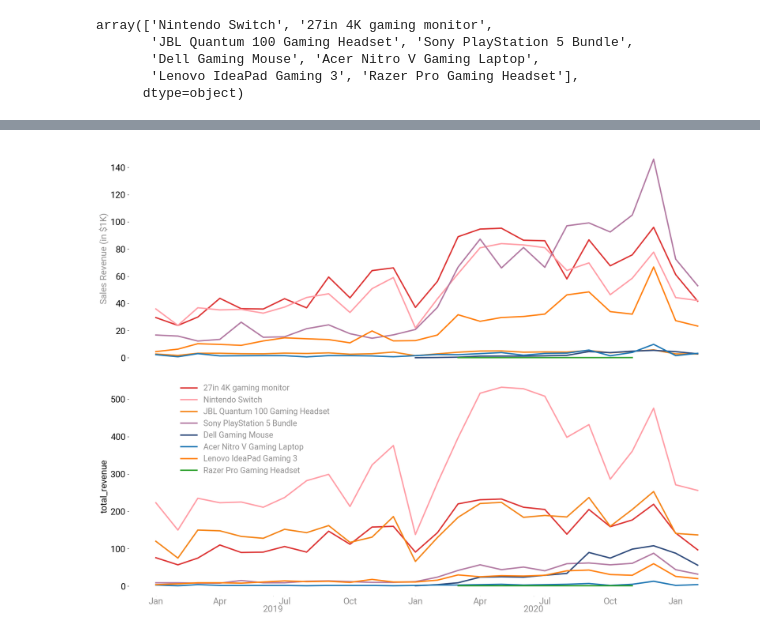
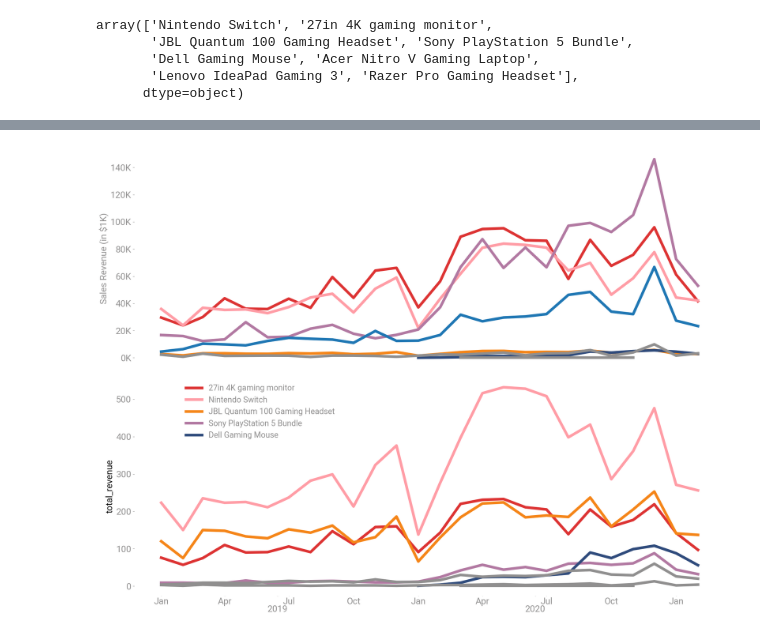
Before and after one commit to mjsluminarias/gamezone-ecommerce, a Jupyter notebook: code_queries/product_performance.ipynb, the cells around one changed output, grey strips where cells are left out. Saved outputs shown, nothing was run; the diff lists cells and outputs as text; code cells hidden in the pictures.

```diff
--- a/code_queries/product_performance.ipynb
+++ b/code_queries/product_performance.ipynb
@@ -11,7 +11,7 @@ plt.rcParams['font.sans-serif'] = 'Roboto'
 plt.rcParams['font.size'] = 20
 plt.rcParams['font.style'] = 'normal'
 plt.rcParams['font.weight'] = 'normal'
-plt.rcParams["lines.linewidth"] = 3.0
+plt.rcParams["lines.linewidth"] = 6
 # %%
 df = pd.read_csv("../datasets/sales_data_cln.csv").copy()
 # %%
@@ -145,9 +68,9 @@ ax[0].plot(prod_02["purchase_ym"], prod_02["total_revenue"], label = "Nintendo S
 ax[0].plot(prod_03["purchase_ym"], prod_03["total_revenue"], label = "JBL Quantum 100 Gaming Headset", color = "#F58518")
 ax[0].plot(prod_04["purchase_ym"], prod_04["total_revenue"], label = "Sony PlayStation 5 Bundle", color = "#B279A2")
 ax[0].plot(prod_05["purchase_ym"], prod_05["total_revenue"], label = "Dell Gaming Mouse", color = "#2F4B7C")
-ax[0].plot(prod_06["purchase_ym"], prod_06["total_revenue"], label = "Acer Nitro V Gaming Laptop")
+ax[0].plot(prod_06["purchase_ym"], prod_06["total_revenue"], label = "Acer Nitro V Gaming Laptop", color = "#908F8F")
 ax[0].plot(prod_07["purchase_ym"], prod_07["total_revenue"], label = "Lenovo IdeaPad Gaming 3")
-ax[0].plot(prod_08["purchase_ym"], prod_08["total_revenue"], label = "Razer Pro Gaming Headset")
+ax[0].plot(prod_08["purchase_ym"], prod_08["total_revenue"], label = "Razer Pro Gaming Headset", color = "#908F8F")
 
 
 ax[0].set_ylabel('Sales Revenue (in $1K)', color = "#908F8F")
@@ -156,10 +79,11 @@ ax[0].spines["right"].set_visible(False)
 ax[0].spines["left"].set_visible(False)
 ax[0].spines["bottom"].set_visible(False)
 ax[0].axes.get_xaxis().set_visible(False)
+ax[0].tick_params(axis='y', colors="#908F8F", labelsize=20)
 # ax[0].axes.get_yaxis().set_visible(False)
 
 ax[0].yaxis.set_major_formatter(
-    ticker.FuncFormatter(lambda x, pos: f"{int(x / 1000)}")
+    ticker.FuncFormatter(lambda x, pos: f"{int(x / 1000)}K")
 )
 
 
@@ -169,36 +93,37 @@ ax[1].plot(prod_02["purchase_ym"], prod_02["total_orders"], label = "Nintendo Sw
 ax[1].plot(prod_03["purchase_ym"], prod_03["total_orders"], label = "JBL Quantum 100 Gaming Headset", color = "#F58518")
 ax[1].plot(prod_04["purchase_ym"], prod_04["total_orders"], label = "Sony PlayStation 5 Bundle", color = "#B279A2")
 ax[1].plot(prod_05["purchase_ym"], prod_05["total_orders"], label = "Dell Gaming Mouse", color = "#2F4B7C")
-ax[1].plot(prod_06["purchase_ym"], prod_06["total_orders"], label = "Acer Nitro V Gaming Laptop")
-ax[1].plot(prod_07["purchase_ym"], prod_07["total_orders"], label = "Lenovo IdeaPad Gaming 3")
-ax[1].plot(prod_08["purchase_ym"], prod_08["total_orders"], label = "Razer Pro Gaming Headset")
+ax[1].plot(prod_06["purchase_ym"], prod_06["total_orders"], color = "#908F8F") # label = "Acer Nitro V Gaming Laptop"
+ax[1].plot(prod_07["purchase_ym"], prod_07["total_orders"], color = "#908F8F") # label = "Lenovo IdeaPad Gaming 3"
+ax[1].plot(prod_08["purchase_ym"], prod_08["total_orders"], color = "#908F8F") # label = "Razer Pro Gaming Headset"
 
 
 ax[1].xaxis.set_minor_locator(mdates.MonthLocator(bymonth=[1, 4, 7, 10]))
 ax[1].xaxis.set_minor_formatter(mdates.DateFormatter("%b"))
 
 # years (major ticks), placed mid-year so they don't collide with jan/jul
 ax[1].xaxis.set_major_locator(mdates.YearLocator(month=6, day=15))
 ax[1].xaxis.set_major_formatter(mdates.DateFormatter("%Y"))
 
 ax[1].tick_params(axis="x", which="major", pad=20, length=1, colors = "#908F8F") # params for years
 ax[1].tick_params(axis="x", which="minor", pad=3, length=1, colors = "#908F8F") # params for months
 
 
 
 ax[1].set_ylabel('total_revenue')
 ax[1].spines["top"].set_visible(False)
 ax[1].spines["right"].set_visible(False)
 ax[1].spines["left"].set_visible(False)
 ax[1].spines["bottom"].set_visible(False)
+ax[1].tick_params(axis='y', colors="#908F8F", labelsize=20)
 # ax[1].axes.get_xaxis().set_visible(False)
 # ax[1].axes.get_yaxis().set_visible(False)
 
 ax[1].legend(bbox_to_anchor=(0.075, 1), frameon = False, fontsize = 18, loc = "upper left", labelcolor = "#908F8F")
 
 plt.tight_layout()
 plt.savefig("../figures/product_performance/products.png", transparent=True, dpi=300, bbox_inches = "tight")
 
 plt.show()
 # %% [output]
-[figure, old version]
+[figure, new version]
```
Also changed, not shown: parts of 5 cells of this notebook, 8 other files.
